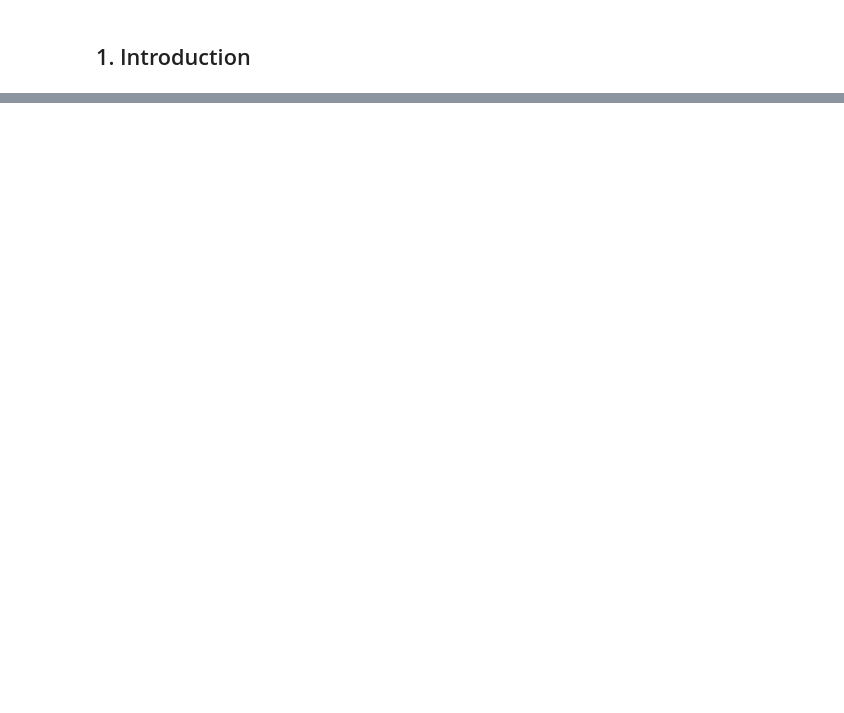
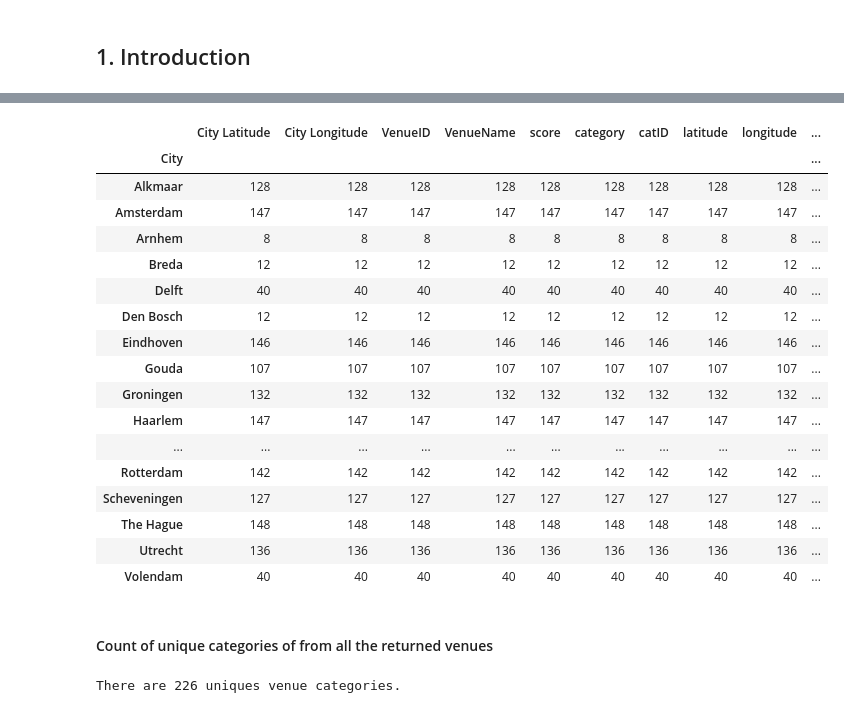
Before and after one commit to MariusILT/Coursera_Capstone, a Jupyter notebook: Capstone_Project_What_city_would_you_visit.ipynb, the cells around one changed output, grey strips where cells are left out. Saved outputs shown, nothing was run; the diff lists cells and outputs as text; code cells hidden in the pictures; blank space fills up the shorter version.

```diff
--- a/Capstone_Project_What_city_would_you_visit.ipynb
+++ b/Capstone_Project_What_city_would_you_visit.ipynb
@@ -63,0 +617,27 @@ For this project the data of foursquare (website: www.foursquare.com) will be us
+# %%
+NL_city_venues.groupby('City').count()
+# %% [output]
+|  | City Latitude | City Longitude | VenueID | VenueName | score | category | catID | latitude | longitude | ... |
+| City |  |  |  |  |  |  |  |  |  | ... |
+| Alkmaar | 128 | 128 | 128 | 128 | 128 | 128 | 128 | 128 | 128 | ... |
+| Amsterdam | 147 | 147 | 147 | 147 | 147 | 147 | 147 | 147 | 147 | ... |
+| Arnhem | 8 | 8 | 8 | 8 | 8 | 8 | 8 | 8 | 8 | ... |
+| Breda | 12 | 12 | 12 | 12 | 12 | 12 | 12 | 12 | 12 | ... |
+| Delft | 40 | 40 | 40 | 40 | 40 | 40 | 40 | 40 | 40 | ... |
+| Den Bosch | 12 | 12 | 12 | 12 | 12 | 12 | 12 | 12 | 12 | ... |
+| Eindhoven | 146 | 146 | 146 | 146 | 146 | 146 | 146 | 146 | 146 | ... |
+| Gouda | 107 | 107 | 107 | 107 | 107 | 107 | 107 | 107 | 107 | ... |
+| Groningen | 132 | 132 | 132 | 132 | 132 | 132 | 132 | 132 | 132 | ... |
+| Haarlem | 147 | 147 | 147 | 147 | 147 | 147 | 147 | 147 | 147 | ... |
+| ... | ... | ... | ... | ... | ... | ... | ... | ... | ... | ... |
+| Rotterdam | 142 | 142 | 142 | 142 | 142 | 142 | 142 | 142 | 142 | ... |
+| Scheveningen | 127 | 127 | 127 | 127 | 127 | 127 | 127 | 127 | 127 | ... |
+| The Hague | 148 | 148 | 148 | 148 | 148 | 148 | 148 | 148 | 148 | ... |
+| Utrecht | 136 | 136 | 136 | 136 | 136 | 136 | 136 | 136 | 136 | ... |
+| Volendam | 40 | 40 | 40 | 40 | 40 | 40 | 40 | 40 | 40 | ... |
+# %% [markdown]
+#### Count of unique categories of from all the returned venues
+# %%
+print('There are {} uniques venue categories.'.format(len(NL_city_venues['category'].unique())))
+# %% [output]
+There are 226 uniques venue categories.
```
Also changed, not shown: parts of 138 cells of this notebook, 4 other files.
